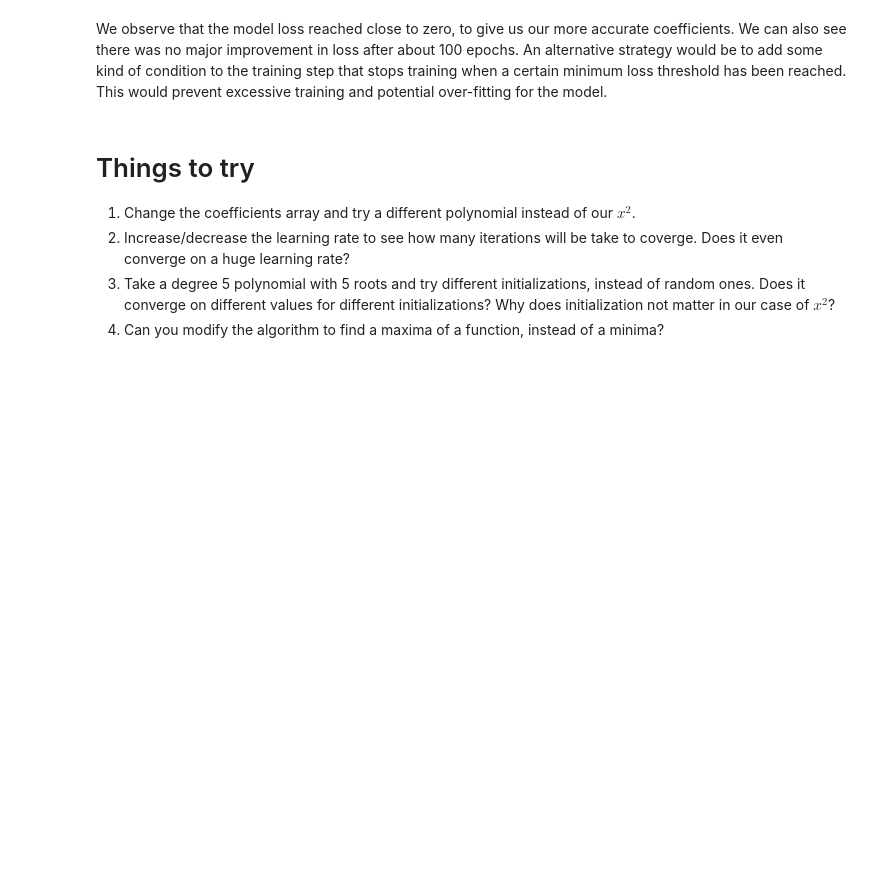
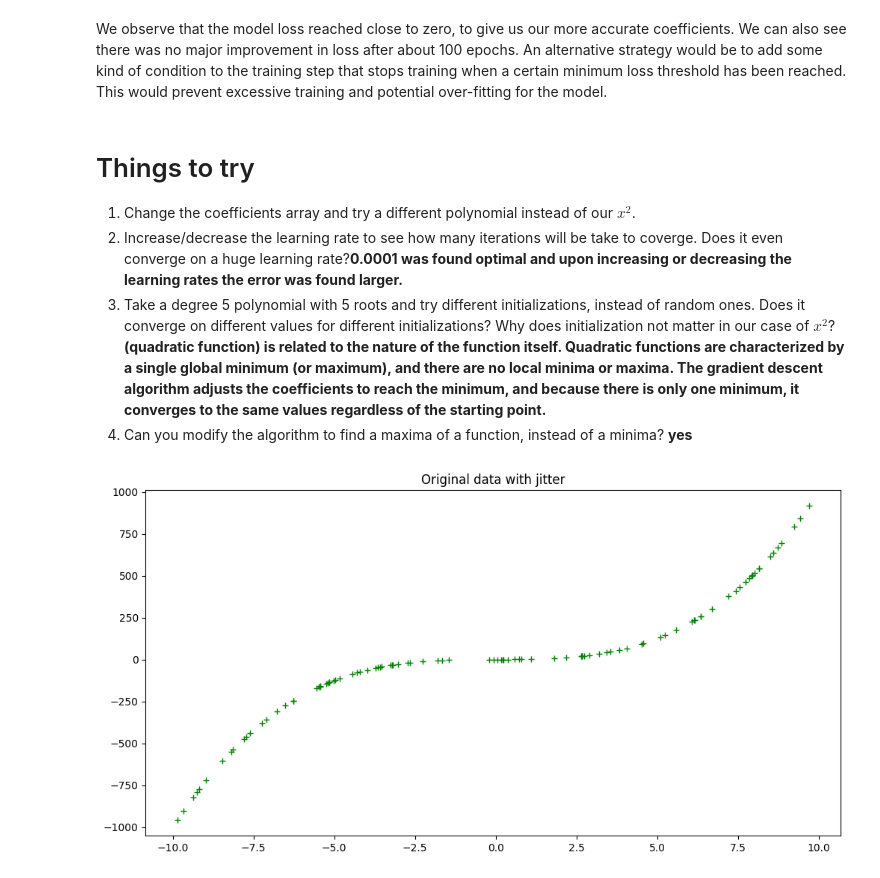
Before and after one commit to ShaguftaKhan703/AIML, a Jupyter notebook: AIML_Module_4_Lab_2_Introduction_to_Gradient_Descent.ipynb, the cells around one changed output. Saved outputs shown, nothing was run; the diff lists cells and outputs as text; code cells hidden in the pictures; blank space fills up the shorter version.

```diff
--- a/AIML_Module_4_Lab_2_Introduction_to_Gradient_Descent.ipynb
+++ b/AIML_Module_4_Lab_2_Introduction_to_Gradient_Descent.ipynb
@@ -328,6 +328,6 @@ We observe that the model loss reached close to zero, to give us our more accura
 
 
 1.   Change the coefficients array and try a different polynomial instead of our $x^2$.
-2.   Increase/decrease the learning rate to see how many iterations will be take to coverge. Does it even converge on a huge learning rate?
-3. Take a degree 5 polynomial with 5 roots and try different initializations, instead of random ones. Does it converge on different values for different initializations? Why does initialization not matter in our case of $x^2$?
-4. Can you modify the algorithm to find a maxima of a function, instead of a minima?
+2.   Increase/decrease the learning rate to see how many iterations will be take to coverge. Does it even converge on a huge learning rate?**0.0001 was found optimal and upon increasing or decreasing the learning rates the error was found larger.**
+3. Take a degree 5 polynomial with 5 roots and try different initializations, instead of random ones. Does it converge on different values for different initializations? Why does initialization not matter in our case of $x^2$?**(quadratic function) is related to the nature of the function itself. Quadratic functions are characterized by a single global minimum (or maximum), and there are no local minima or maxima. The gradient descent algorithm adjusts the coefficients to reach the minimum, and because there is only one minimum, it converges to the same values regardless of the starting point.**
+4. Can you modify the algorithm to find a maxima of a function, instead of a minima? **yes**
@@ -333,0 +347,38 @@ We observe that the model loss reached close to zero, to give us our more accura
+# %%
+def eval_3rd_degree(coeffs, x):
+    """
+    Function to return the output of evaluating a second degree polynomial,
+    given a specific x value.
+
+    Args:
+        coeffs: List containing the coefficients a, b, and c for the polynomial.
+        x: The input x value to the polynomial.
+
+    Returns:
+        y: The corresponding output y value for the second degree polynomial.
+
+    """
+
+    a = coeffs[0] * (x * x* x)
+    b = coeffs[1] * (x * x)
+    c = coeffs[2]*x
+    d=coeffs[3]
+    y = a + b + c+ d
+    return y
+
+hundred_xs = np.random.uniform(-10, 10, 100)
+coeffs = [1, 0, 0,1]
+
+xs = []
+ys = []
+for x in hundred_xs:
+    y  = eval_3rd_degree(coeffs, x)
+    xs.append(x)
+    ys.append(y)
+# %%
+plt.figure(figsize=(12, 6))
+plt.plot(xs, ys, 'g+')
+plt.title('Original data with jitter')
+plt.show()
+# %% [output]
+[figure, added]
```
Also changed, not shown: parts of 1 cell of this notebook.
